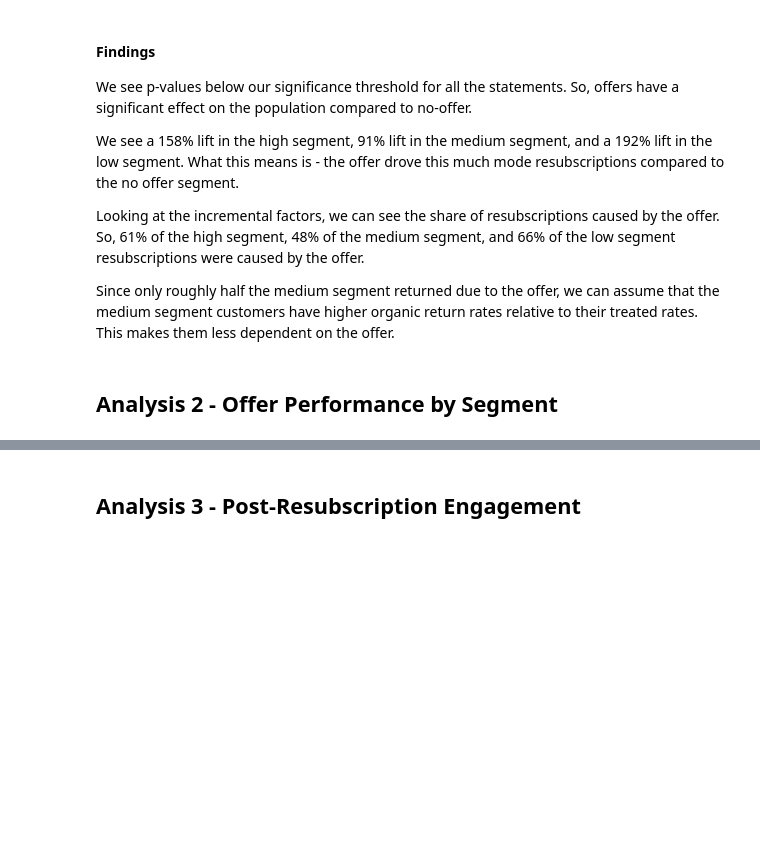
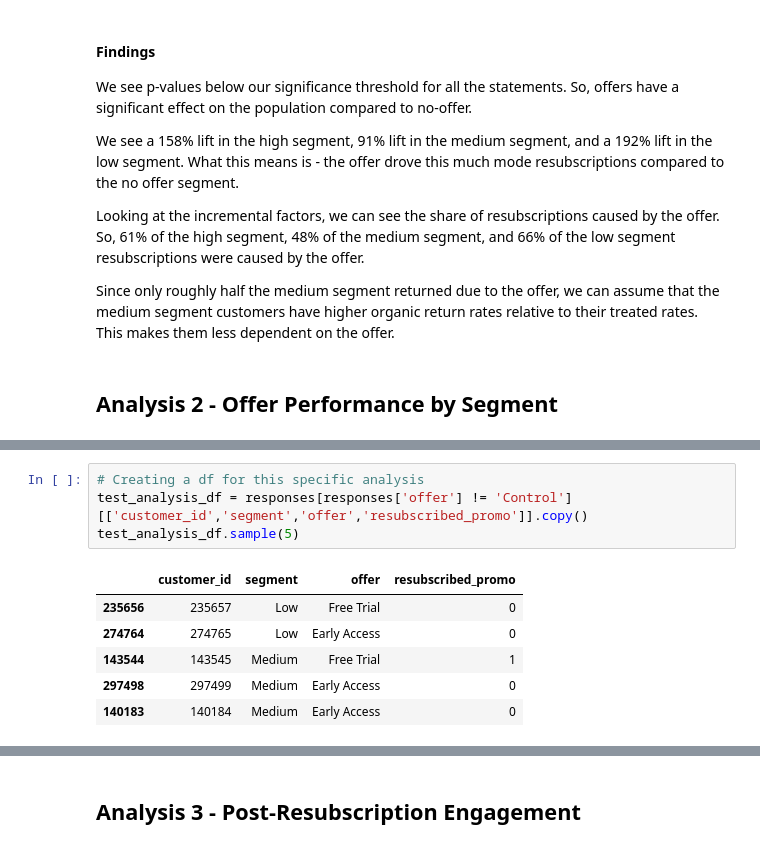
Before and after one commit to DivyaSharma0795/streaming-campaign-measurement, a Jupyter notebook: notebooks/03_Analysis.ipynb, the cells around one changed output, grey strips where cells are left out. Cells and saved outputs as stored; diff of their text form; blank space fills up the shorter version.

```diff
--- a/notebooks/03_Analysis.ipynb
+++ b/notebooks/03_Analysis.ipynb
@@ -365,0 +407,11 @@ Since only roughly half the medium segment returned due to the offer, we can ass
+# %%
+# Creating a df for this specific analysis
+test_analysis_df = responses[responses['offer'] != 'Control'][['customer_id','segment','offer','resubscribed_promo']].copy()
+test_analysis_df.sample(5)
+# %% [output]
+|  | customer_id | segment | offer | resubscribed_promo |
+| 235656 | 235657 | Low | Free Trial | 0 |
+| 274764 | 274765 | Low | Early Access | 0 |
+| 143544 | 143545 | Medium | Free Trial | 1 |
+| 297498 | 297499 | Medium | Early Access | 0 |
+| 140183 | 140184 | Medium | Early Access | 0 |
```
Also changed, not shown: parts of 20 cells of this notebook.
